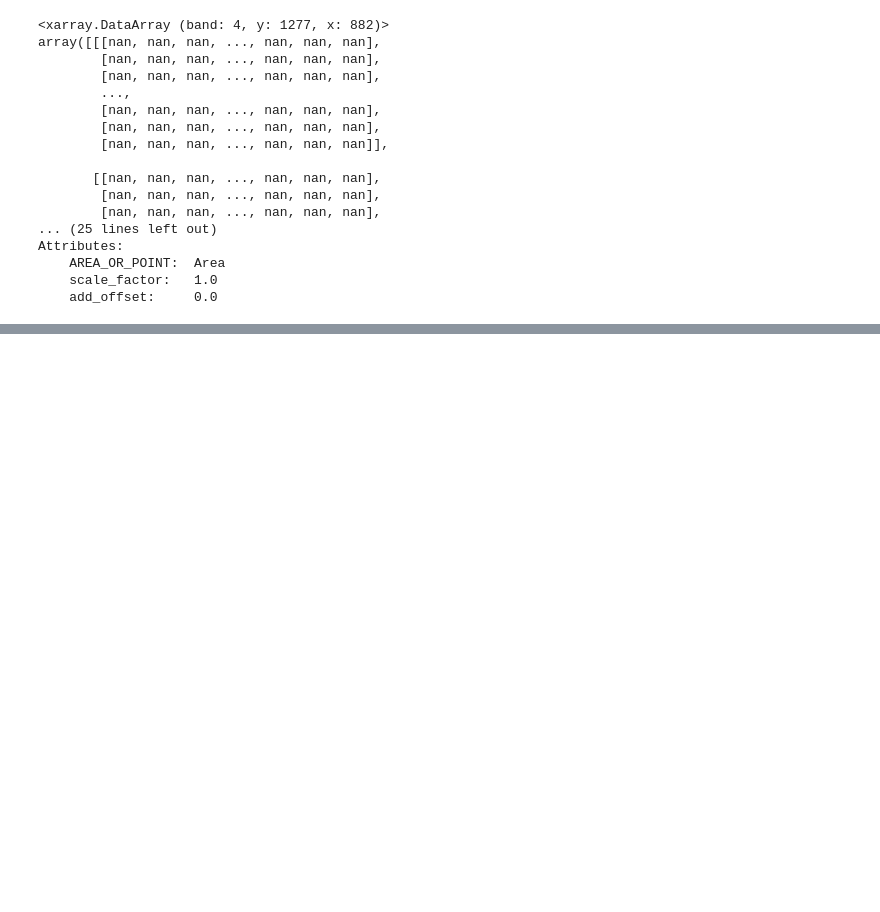
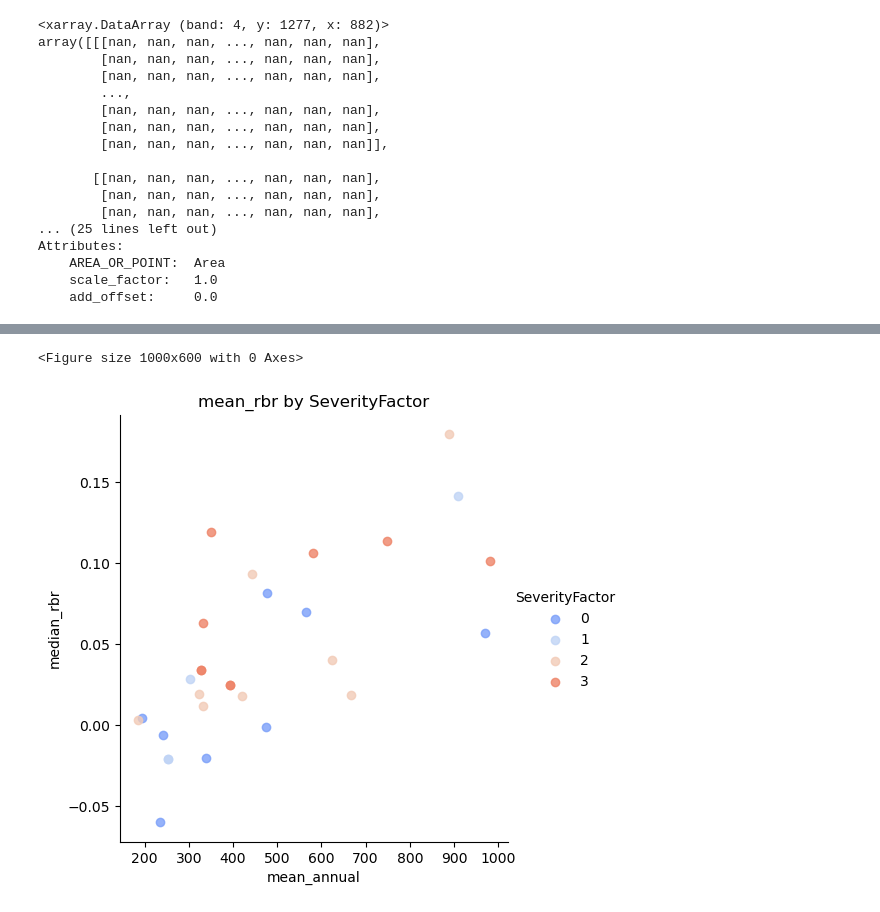
Before and after one commit to SchmidtDSE/burn-severity-mapping-poc, a Jupyter notebook: exploratory/ground_truth_comparison_york.ipynb, the cells around one changed output, grey strips where cells are left out. Cells and saved outputs as stored; diff of their text form; code cells hidden in the pictures; blank space fills up the shorter version.

```diff
--- a/exploratory/ground_truth_comparison_york.ipynb
+++ b/exploratory/ground_truth_comparison_york.ipynb
@@ -307,0 +312,8 @@ gdf_aggr_rap_metrics
+# %%
+plt.figure(figsize=(10, 6))
+sns.lmplot(x='mean_annual', y='median_rbr', hue='SeverityFactor', fit_reg=False, data=gdf_aggr_rap_metrics, palette='coolwarm')
+plt.title('mean_rbr by SeverityFactor')
+plt.show()
+# %% [output]
+<Figure size 1000x600 with 0 Axes>
+[figure, added]
```
Also changed, not shown: parts of 8 cells of this notebook, 5 other files.
